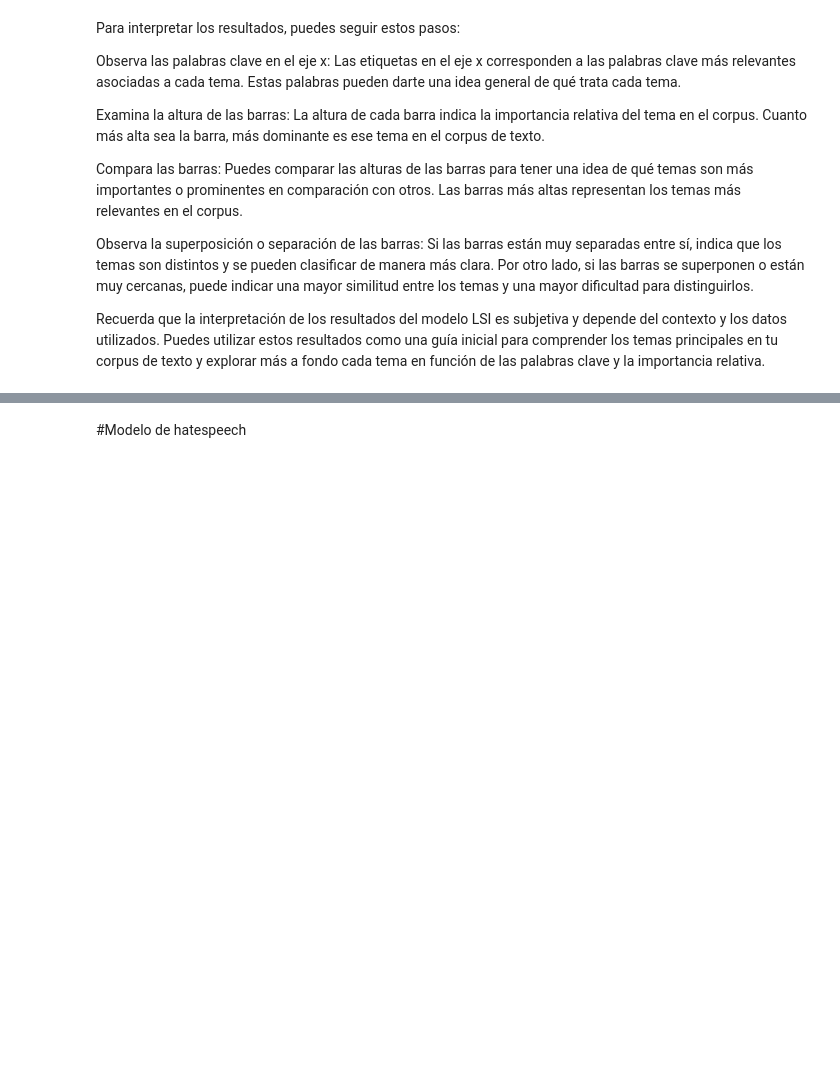
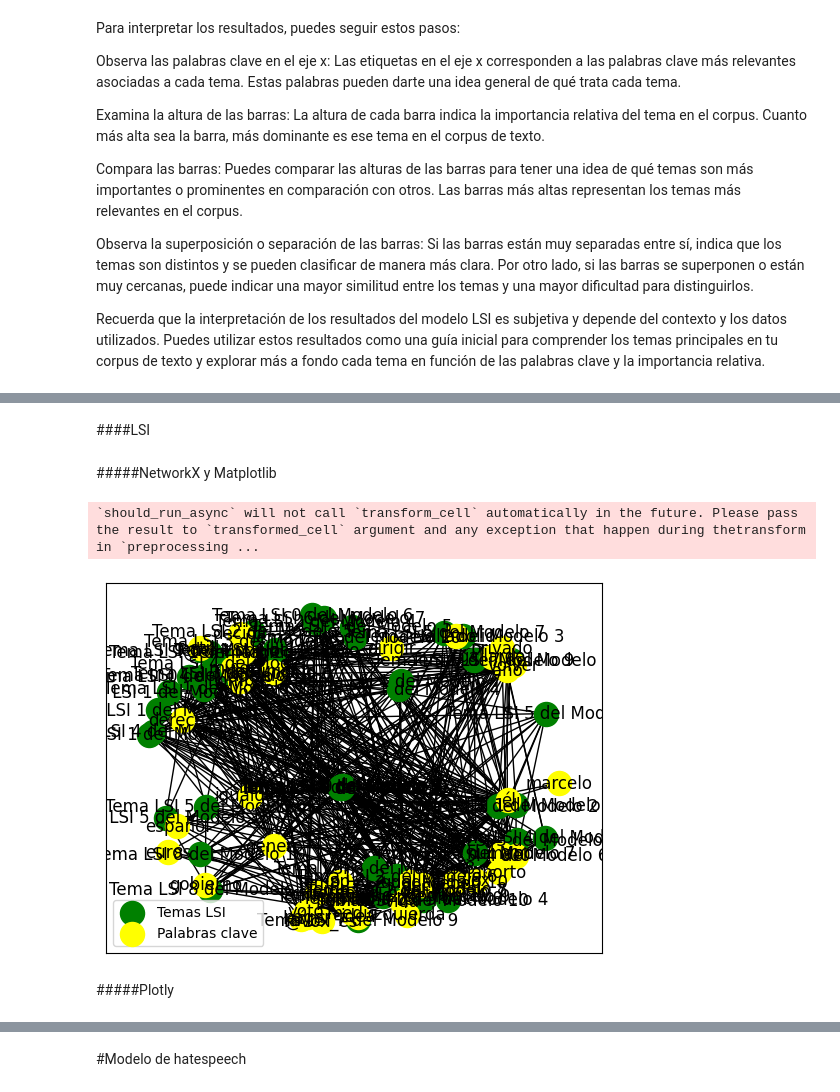
Before and after one commit to NaiaraSanz/Tesis_Emotivismo_HateSpeech_Topicmodelling_Twitter, a Jupyter notebook: Tesis_Leysiessi.ipynb, the cells around one changed output, grey strips where cells are left out. Drawn from its saved outputs; the diff is of its cells as text; code cells hidden in the pictures; blank space fills up the shorter version.

```diff
--- a/Tesis_Leysiessi.ipynb
+++ b/Tesis_Leysiessi.ipynb
@@ -2562,0 +2796,44 @@ generar_aristas_lsi_csv(modelos_lsi, 'aristas_lsi.csv')
+# %% [markdown]
+####LSI
+# %% [markdown]
+#####NetworkX y Matplotlib
+# %%
+import networkx as nx
+import matplotlib.pyplot as plt
+
+def visualizar_red_lsi(modelos_lsi):
+    G = nx.Graph()
+
+    for i, modelo_lsi in enumerate(modelos_lsi):
+        for tema_id, tema_info in enumerate(modelo_lsi.show_topics(num_topics=-1, num_words=10, formatted=False)):
+            tema_label = f"Tema LSI {tema_id} del Modelo {i+mintopics_lsi}"
+            G.add_node(tema_label, type='Tema')
+            palabras_peso = tema_info[1]  # El segundo elemento es la lista de palabras y pesos
+            for palabra, peso in palabras_peso:
+                G.add_node(palabra, type='Palabra clave')
+                G.add_edge(tema_label, palabra, weight=peso)
+
+    pos = nx.spring_layout(G)  # Calcula la disposición de los nodos
+    temas = [n for n, attr in G.nodes(data=True) if attr['type'] == 'Tema']
+    palabras_clave = [n for n, attr in G.nodes(data=True) if attr['type'] == 'Palabra clave']
+
+    # Dibujar nodos
+    nx.draw_networkx_nodes(G, pos, nodelist=temas, node_color='green', label='Temas LSI')
+    nx.draw_networkx_nodes(G, pos, nodelist=palabras_clave, node_color='yellow', label='Palabras clave')
+
+    # Dibujar aristas
+    nx.draw_networkx_edges(G, pos)
+
+    # Dibujar etiquetas de nodos
+    nx.draw_networkx_labels(G, pos)
+
+    plt.legend(scatterpoints=1)
+    plt.show()
+
+# Suponiendo que `modelos_lsi` es tu lista de modelos LSI
+visualizar_red_lsi(modelos_lsi)
+# %% [output]
+`should_run_async` will not call `transform_cell` automatically in the future. Please pass the result to `transformed_cell` argument and any exception that happen during thetransform in `preprocessing ...
+[figure, added]
+# %% [markdown]
+#####Plotly
```
Also changed, not shown: parts of 101 cells of this notebook.
